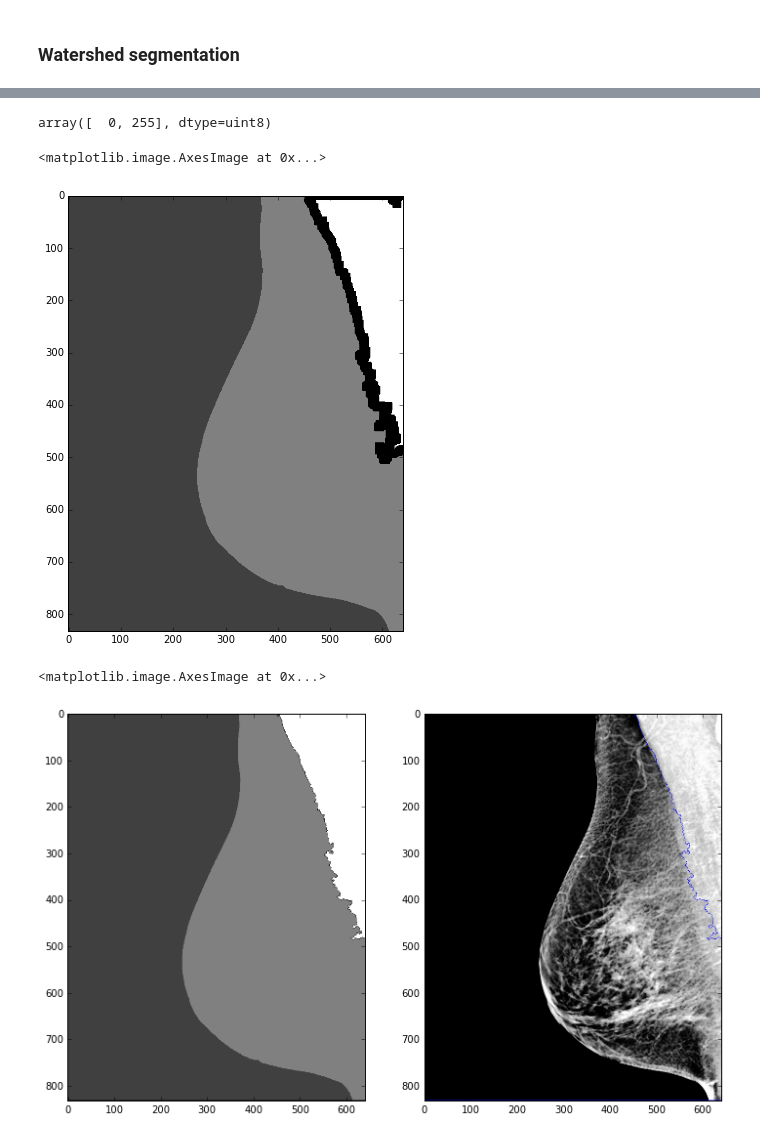
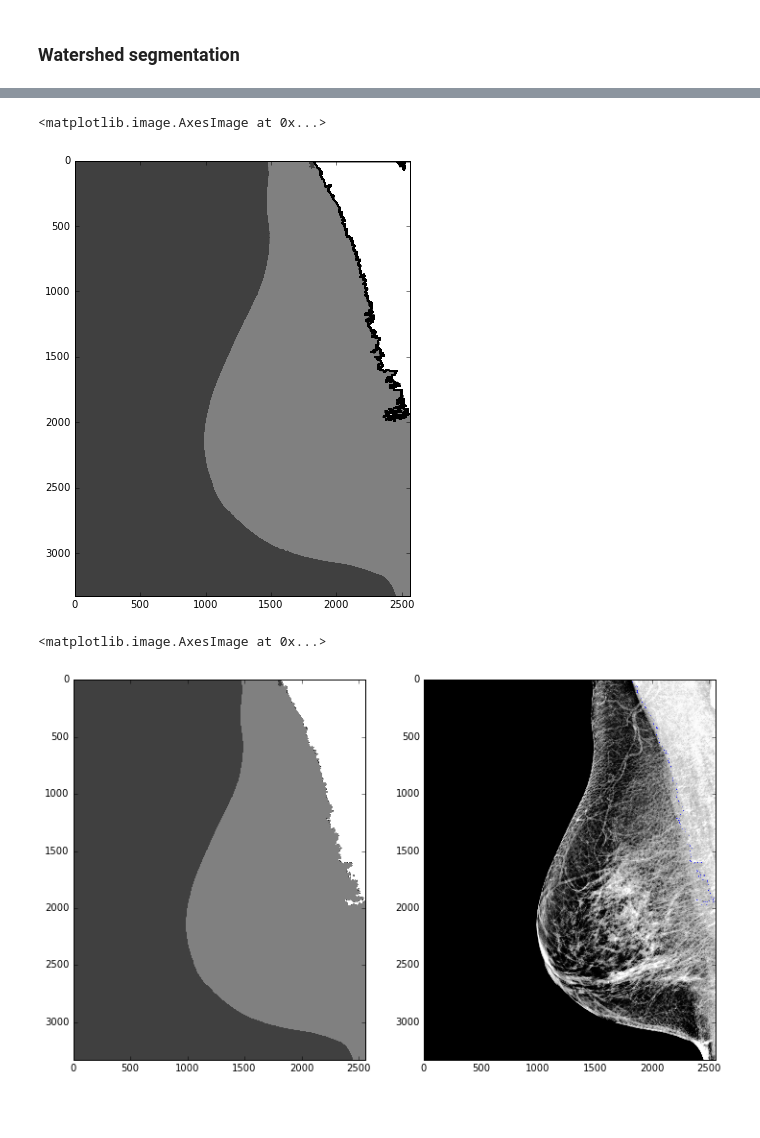
Before and after one commit to lishen/end2end-all-conv, a Jupyter notebook: EDA.ipynb, the cells around one changed output, grey strips where cells are left out. Cells and saved outputs as stored; diff of their text form; code cells hidden in the pictures; blank space fills up the shorter version.

Commit message:
Update Python notebooks for EDA, Image Generation and Meta Manager

```diff
--- a/EDA.ipynb
+++ b/EDA.ipynb
@@ -9,6 +23,6 @@ Populating the interactive namespace from numpy and matplotlib
 # %%
-mammo_org = cv2.imread('/Users/lishen/proj/DREAM 2016 Digital Mammography/pilot_images/jpg/000138.jpg',
+mammo_org = cv2.imread('./trainingData/jpg/000138.jpg',
                        cv2.IMREAD_GRAYSCALE)
-mammo_resize = cv2.resize(mammo_org, dsize=None,
-                          fx=.25, fy=.25, interpolation=cv2.INTER_CUBIC)
-mammo_resize.shape
+#mammo_resize = cv2.resize(mammo_org, dsize=None,
+#                          fx=.25, fy=.25, interpolation=cv2.INTER_CUBIC)
+#mammo_resize.shape
@@ -26,8 +46,8 @@ ax.imshow(mammo_resize, cmap='gray')
 # %%
-mammo_med_blurred = cv2.medianBlur(mammo_resize, 3)
+mammo_med_blurred = cv2.medianBlur(mammo_org, 3)  # <<= para to tune!
 fig,ax = subplots()
 fig.set_size_inches([12, 9])
-res = hstack((mammo_resize, mammo_med_blurred))
+res = hstack((mammo_org, mammo_med_blurred))
 ax.imshow(res, cmap='gray')
 # %% [output]
 <matplotlib.image.AxesImage at 0x...>
@@ -69,20 +109,20 @@ def select_largest_obj(img_bin, lab_val=255, fill_holes=False,
     '''
     n_labels, img_labeled, lab_stats, _ = cv2.connectedComponentsWithStats(
         img_bin, connectivity=8, ltype=cv2.CV_32S)
-    largest_obj_lab = argmax(lab_stats[1:, 4]) + 1
-    largest_mask = zeros(img_bin.shape, dtype=uint8)
+    largest_obj_lab = np.argmax(lab_stats[1:, 4]) + 1
+    largest_mask = np.zeros(img_bin.shape, dtype=np.uint8)
     largest_mask[img_labeled == largest_obj_lab] = lab_val
     if fill_holes:
         bkg_locs = where(img_labeled == 0)
         bkg_seed = (bkg_locs[0][0], bkg_locs[1][0])
         img_floodfill = largest_mask.copy()
         h_, w_ = largest_mask.shape
-        mask_ = zeros((h_ + 2, w_ + 2), dtype=uint8)
+        mask_ = np.zeros((h_ + 2, w_ + 2), dtype=np.uint8)
         cv2.floodFill(img_floodfill, mask_, seedPoint=bkg_seed, newVal=lab_val)
         holes_mask = cv2.bitwise_not(img_floodfill)  # mask of the holes.
         largest_mask = largest_mask + holes_mask
     if smooth_boundary:
-        kernel_ = ones((kernel_size, kernel_size), dtype=uint8)
+        kernel_ = np.ones((kernel_size, kernel_size), dtype=np.uint8)
         largest_mask = cv2.morphologyEx(largest_mask, cv2.MORPH_OPEN, kernel_)
 
     return largest_mask
@@ -158,30 +187,26 @@ array([[  0,   0,   0, ...,   0,   0,   0],
-# %%
-unique(mammo_breast_mask.ravel())
-# %% [output]
-array([  0, 255], dtype=uint8)
 # %%
 # Markers image for watershed algo.
-pect_marker_img = zeros(pect_binary_thres.shape, dtype=int32)
+pect_marker_img = np.zeros(pect_binary_thres.shape, dtype=np.int32)
 # Sure foreground.
 pect_mask_init = select_largest_obj(pect_binary_thres, lab_val=255,
                                     fill_holes=True, smooth_boundary=False)
-kernel_ = ones((3, 3), dtype=uint8)
-n_erosions = 7
+kernel_ = ones((3, 3), dtype=np.uint8)  # <<= para to tune!
+n_erosions = 7  # <<= para to tune!
 pect_mask_eroded = cv2.erode(pect_mask_init, kernel_, iterations=n_erosions)
 pect_marker_img[pect_mask_eroded > 0] = 255
 # Sure background - breast.
-n_dilations = 7
+n_dilations = 7  # <<= para to tune!
 pect_mask_dilated = cv2.dilate(pect_mask_init, kernel_, iterations=n_dilations)
 pect_marker_img[pect_mask_dilated == 0] = 128
 # Sure background - background.
 pect_marker_img[mammo_breast_mask == 0] = 64
 # plot.
 fig,ax = subplots()
 fig.set_size_inches([6, 9])
 ax.imshow(pect_marker_img, cmap='gray')
 # %% [output]
 <matplotlib.image.AxesImage at 0x...>
-[figure, old version]
+[figure, new version]
 # %%
 mammo_breast_equ_3c = cv2.cvtColor(mammo_breast_equ, cv2.COLOR_GRAY2BGR)
 cv2.watershed(mammo_breast_equ_3c, pect_marker_img)
@@ -194,5 +219,5 @@ axes[0].imshow(pect_mask_watershed, cmap='gray')
 axes[1].imshow(mammo_breast_equ_3c)
 # %% [output]
 <matplotlib.image.AxesImage at 0x...>
-[figure, old version]
+[figure, new version]
 # %%
```
Also changed, not shown: parts of 35 cells of this notebook, 2 other files.
